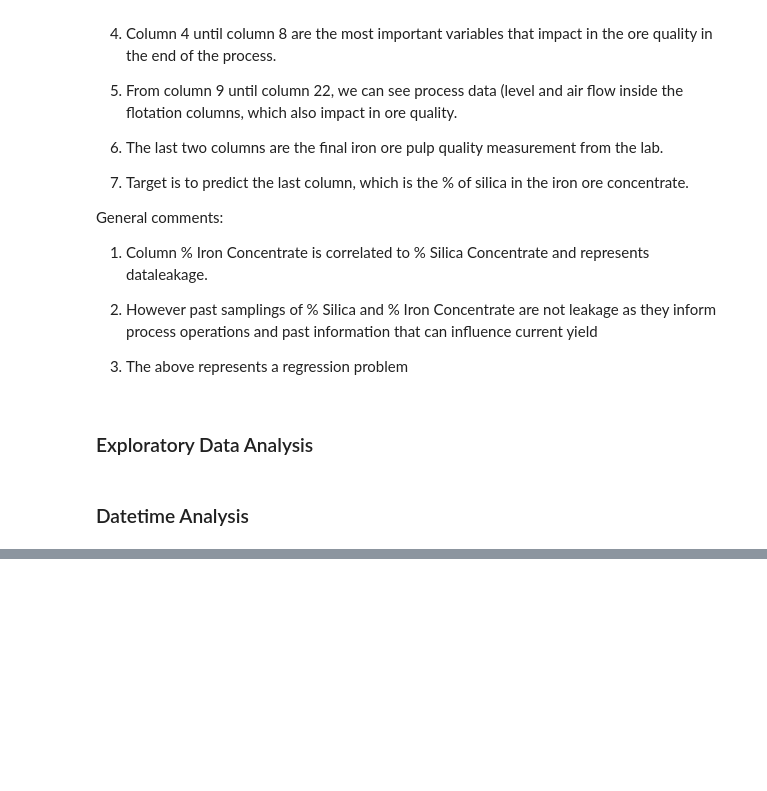
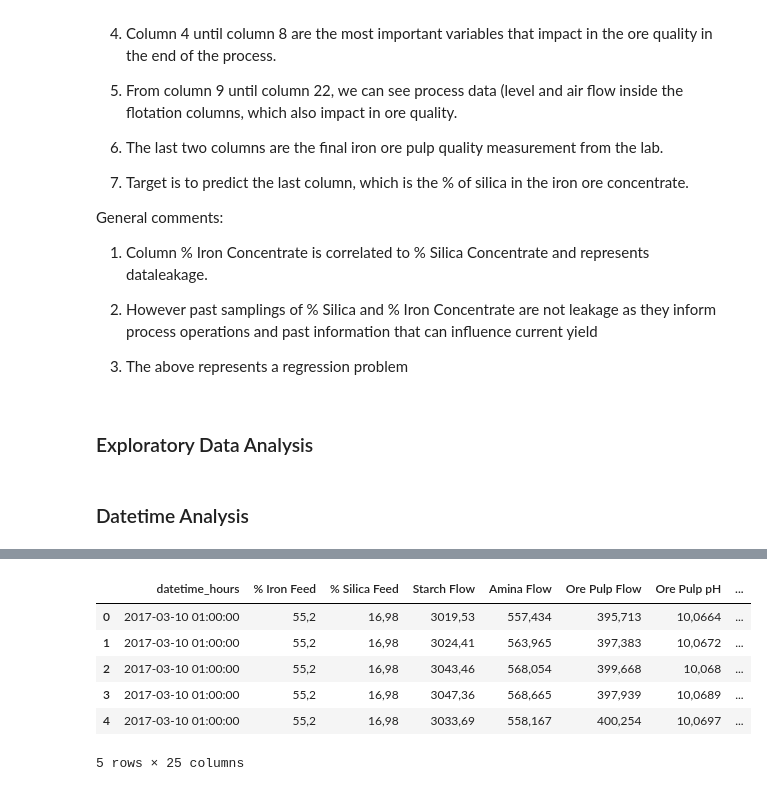
Before and after one commit to jesseparvess/geohack, a Jupyter notebook: notebooks/exploratory_data_analysis/[1.0]-[jp]-[exploratory_data_analysis]-[final].ipynb, the cells around one changed output, grey strips where cells are left out. Drawn from its saved outputs; the diff is of its cells as text; code cells hidden in the pictures; blank space fills up the shorter version.

```diff
--- a/notebooks/exploratory_data_analysis/[1.0]-[jp]-[exploratory_data_analysis]-[final].ipynb
+++ b/notebooks/exploratory_data_analysis/[1.0]-[jp]-[exploratory_data_analysis]-[final].ipynb
@@ -89,0 +184,16 @@ df = pd.read_csv('../../data/raw/miningprocess_flotation_plant_database.csv.zip'
+# %%
+df['datetime_seconds'] = new_index
+
+# df = df.loc[:, df.columns[:-1]]
+
+df.rename(columns={'date': 'datetime_hours'}, inplace=True)
+
+df.head()
+# %% [output]
+|  | datetime_hours | % Iron Feed | % Silica Feed | Starch Flow | Amina Flow | Ore Pulp Flow | Ore Pulp pH | ... |
+| 0 | 2017-03-10 01:00:00 | 55,2 | 16,98 | 3019,53 | 557,434 | 395,713 | 10,0664 | ... |
+| 1 | 2017-03-10 01:00:00 | 55,2 | 16,98 | 3024,41 | 563,965 | 397,383 | 10,0672 | ... |
+| 2 | 2017-03-10 01:00:00 | 55,2 | 16,98 | 3043,46 | 568,054 | 399,668 | 10,068 | ... |
+| 3 | 2017-03-10 01:00:00 | 55,2 | 16,98 | 3047,36 | 568,665 | 397,939 | 10,0689 | ... |
+| 4 | 2017-03-10 01:00:00 | 55,2 | 16,98 | 3033,69 | 558,167 | 400,254 | 10,0697 | ... |
+5 rows × 25 columns
```
Also changed, not shown: parts of 10 cells of this notebook.
